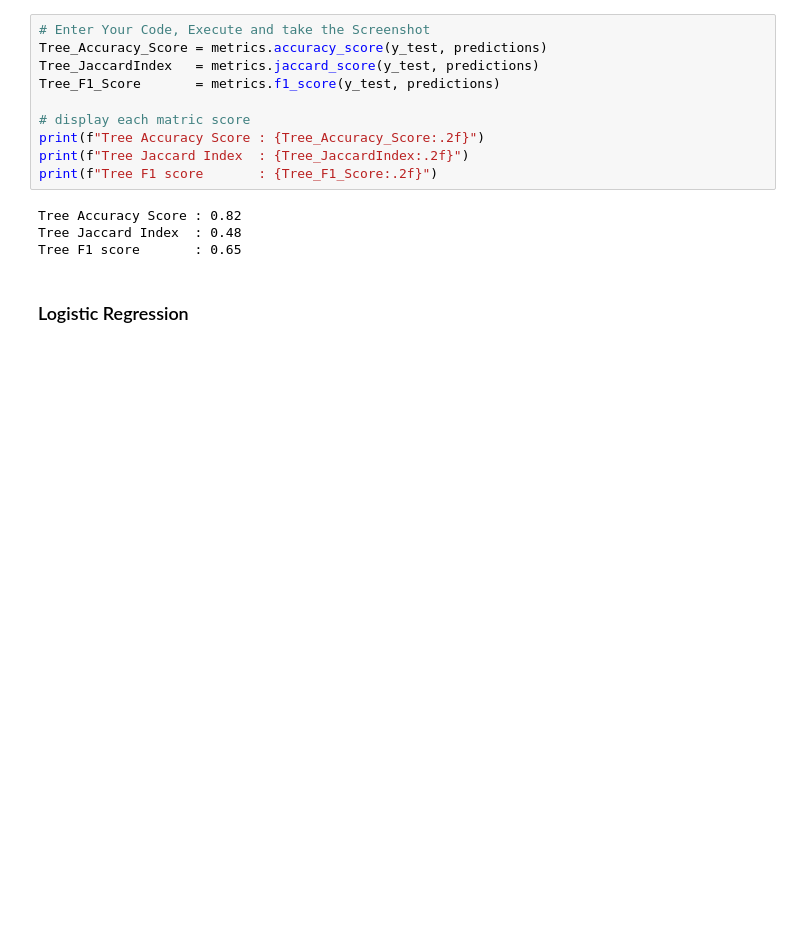
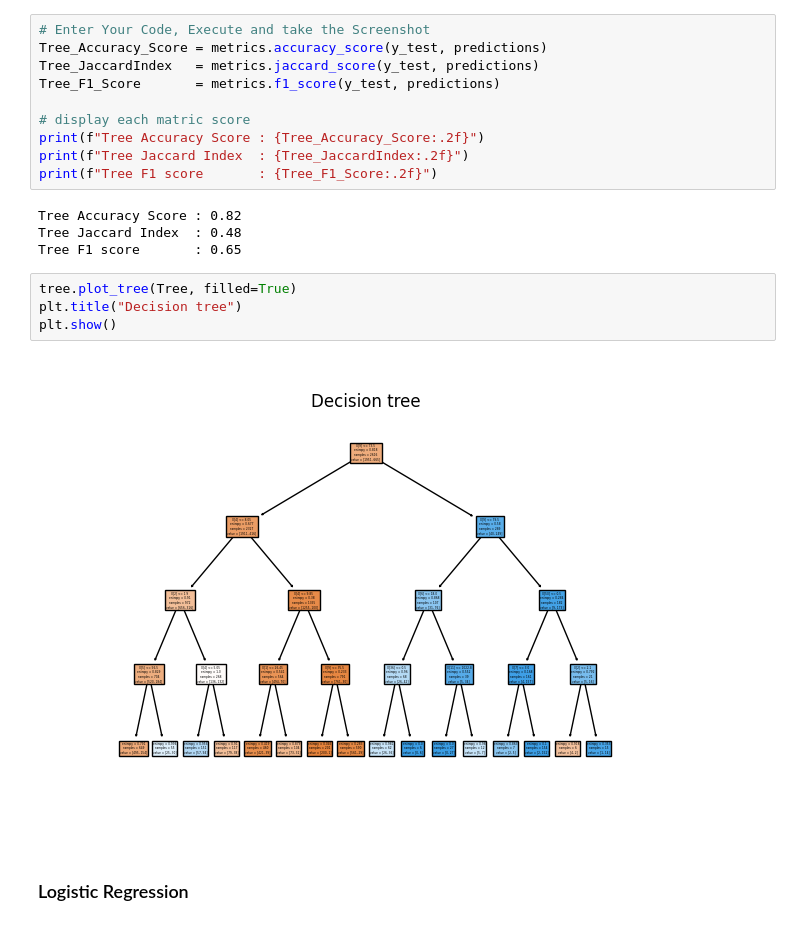
Before and after one commit to Bhuribhat/IBM-Data-Science, a Jupyter notebook: 9. Machine Learning/Week 5 - Final Project/Rain_Prediction.ipynb, the cells around one changed output. Saved outputs shown, nothing was run; the diff lists cells and outputs as text; blank space fills up the shorter version.

```diff
--- a/9. Machine Learning/Week 5 - Final Project/Rain_Prediction.ipynb
+++ b/9. Machine Learning/Week 5 - Final Project/Rain_Prediction.ipynb
@@ -298,6 +314,12 @@ print(f"Tree F1 score       : {Tree_F1_Score:.2f}")
 Tree Accuracy Score : 0.82
 Tree Jaccard Index  : 0.48
 Tree F1 score       : 0.65
+# %%
+tree.plot_tree(Tree, filled=True)
+plt.title("Decision tree")
+plt.show()
+# %% [output]
+[figure, added]
 # %% [markdown]
 ### Logistic Regression
 # %% [markdown]
```
Also changed, not shown: parts of 6 cells of this notebook, 3 other files.
